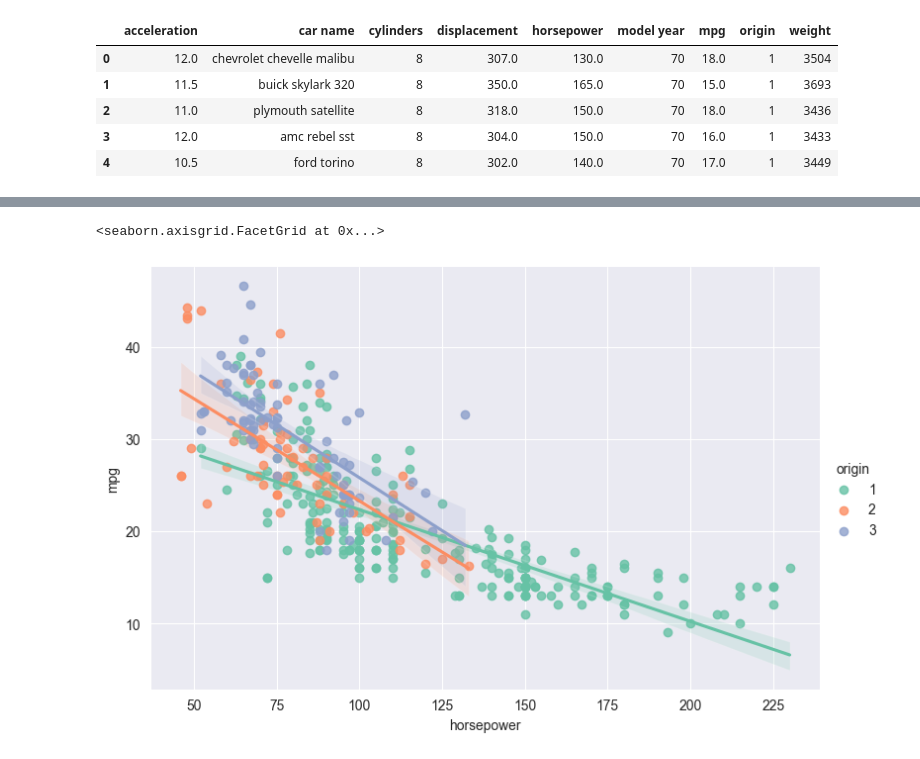
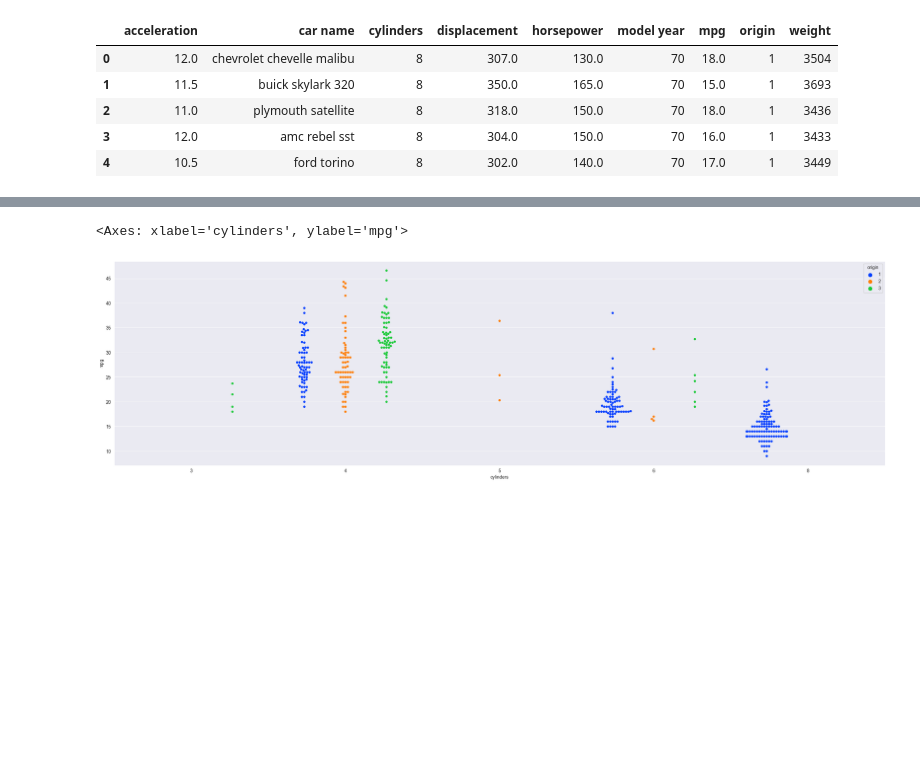
Before and after one commit to abid-2362/communicating-data-insights, a Jupyter notebook: 17_RegressionPlots.ipynb, the cells around one changed output, grey strips where cells are left out. Drawn from its saved outputs; the diff is of its cells as text; code cells hidden in the pictures; blank space fills up the shorter version.

```diff
--- a/17_RegressionPlots.ipynb
+++ b/17_RegressionPlots.ipynb
@@ -52,12 +54,10 @@ sns.lmplot(
 # %%
-sns.lmplot(
-    x='horsepower',
-    y='mpg',
-    data=mpg_data,
-    aspect=1.5,
-    hue='origin',
-    palette='Set2'
-)
+plt.figure(figsize=(30, 8))
+sns.swarmplot(x='cylinders', y='mpg',
+              data=mpg_data,
+              hue='origin', palette='bright',
+              dodge=True,
+              )
 # %% [output]
-<seaborn.axisgrid.FacetGrid at 0x...>
+<Axes: xlabel='cylinders', ylabel='mpg'>
-[figure, old version]
+[figure, new version]
```
Also changed, not shown: parts of 8 cells of this notebook, 1 other file.
